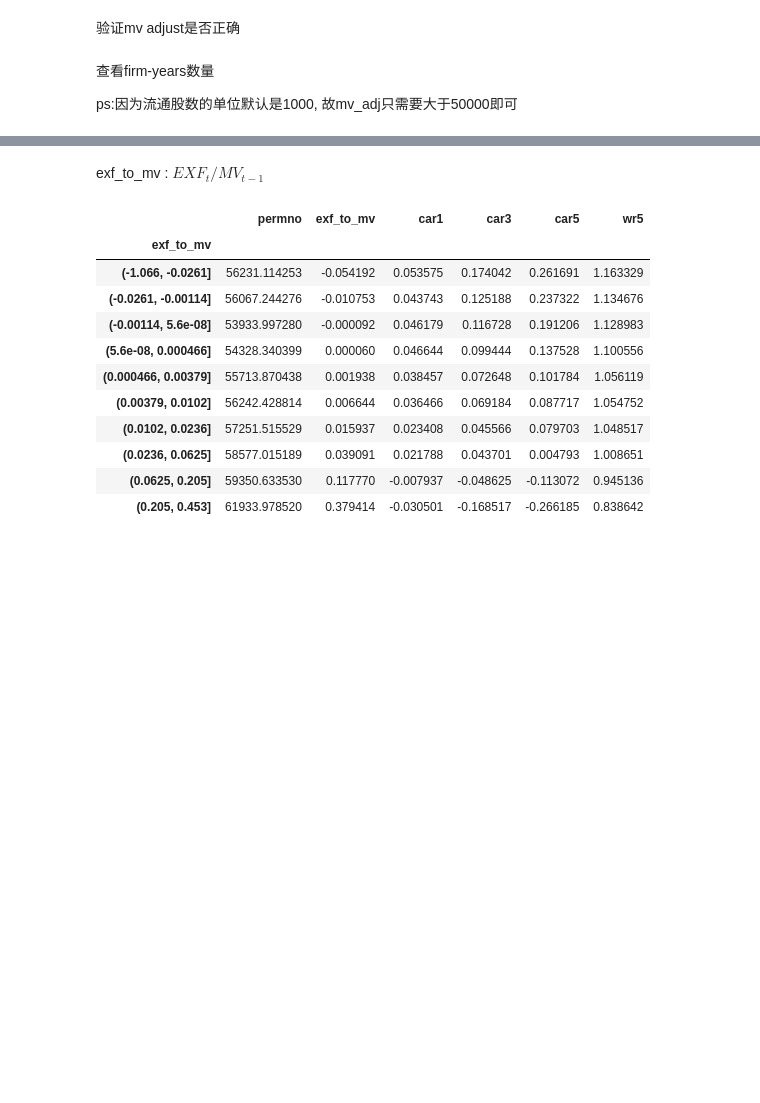
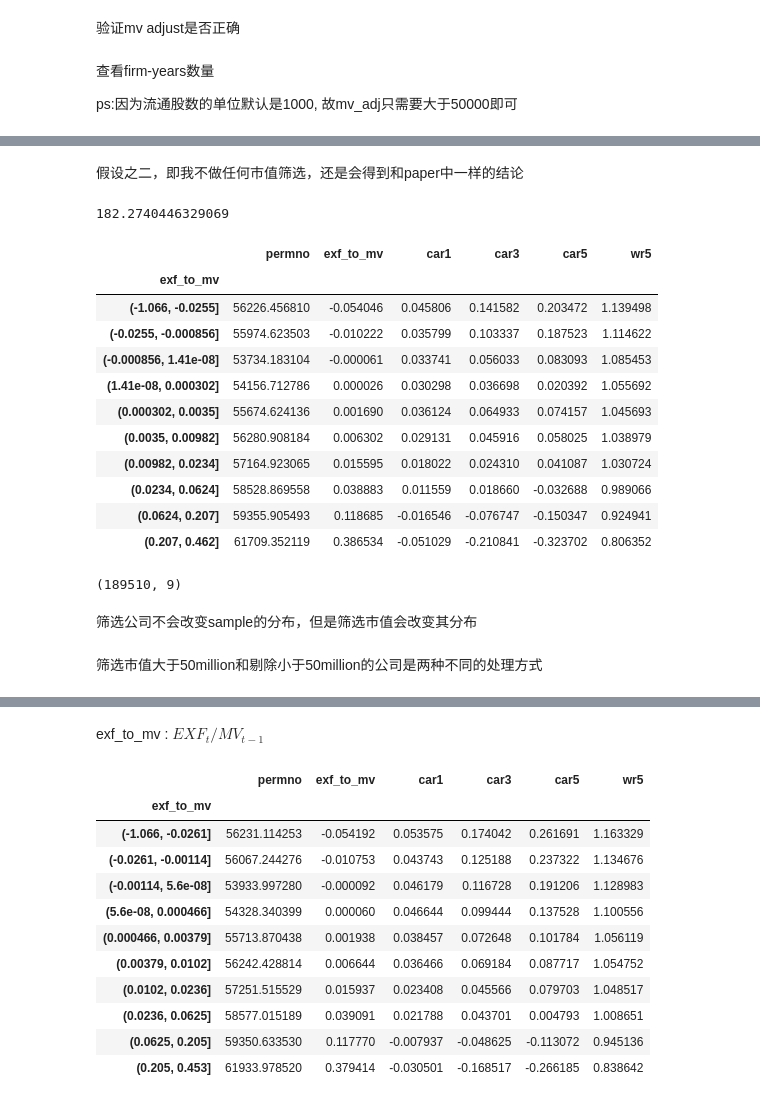
Before and after one commit to dxcv/strategy_research, a Jupyter notebook: wrds/calculate exf car wr 0.036.ipynb, the cells around one changed output, grey strips where cells are left out. Drawn from its saved outputs; the diff is of its cells as text; code cells hidden in the pictures; blank space fills up the shorter version.

```diff
--- a/wrds/calculate exf car wr 0.036.ipynb
+++ b/wrds/calculate exf car wr 0.036.ipynb
@@ -141,5 +143,6 @@ ps:因为流通股数的单位默认是1000, 故mv_adj只需要大于50000即可
 # %%
 # 这里应该是用到08年的值去筛选出permno,即筛选出在08年pre transaction market capitalization大于50million的公司
-crsp_filter = crsp_fa.reset_index().set_index('date')[:'2008']
+# crsp_filter = crsp_fa.reset_index().set_index('date')[:'2008']
+crsp_filter = crsp_fa.set_index('date')[:'2008']
 # %%
 filter_permno = crsp_filter[(crsp_filter.mv_adj.shift(1) * crsp_filter.retx_p1) >= 5e+4].\
@@ -147,2 +150,2 @@ reset_index().permno.unique().tolist()
 # %%
-crsp_fa_filtered = crsp_fa.reset_index().set_index('permno').loc[filter_permno].reset_index()
+crsp_fa_filtered = crsp_fa.set_index('permno').loc[filter_permno].reset_index()
@@ -155,0 +189,45 @@ print(toc-tic)
+# %% [markdown]
+假设之二，即我不做任何市值筛选，还是会得到和paper中一样的结论
+# %%
+crsp_fa_filtered = crsp_fa.copy()
+
+tic = time.perf_counter()
+crsp_fa_filtered = crsp_fa_filtered.set_index('permno').groupby('permno').apply(calc_exf)
+toc = time.perf_counter()
+print(toc-tic)
+
+crsp_fa1 = crsp_fa_filtered.copy()
+crsp_fa1 = crsp_fa1.dropna(subset=['exf_to_mv']) # 只是剔除exf_to_mv中的异常值
+# crsp_fa1 = crsp_fa1.dropna() # 只要有异常值，就全部剔除，两者差距不是很大
+crsp_fa1 = crsp_fa1.reset_index().set_index('date')[:'2008'] # 筛选出到08年的数据
+# crsp_fa1 = crsp_fa1.loc['1973':'2001']
+# 可以自行调整limits大小
+crsp_fa1.exf_to_mv = mstats.winsorize(crsp_fa1.exf_to_mv, limits=[0.05, 0.05]) # 这里也可以调整
+
+per1 = np.linspace(0,1,11).tolist()
+bins = crsp_fa1.describe(percentiles=per1).exf_to_mv.iloc[4:-1].tolist()
+bins = [bins[0]-1] + bins[1:]
+# bins = bins[:-1] + [bins[-1]-1]
+crsp_fa1.groupby(pd.cut(crsp_fa1.exf_to_mv,bins, right=True)).mean().drop(['mv', 'retx_p1', 'exf'], axis=1)
+# %% [output]
+182.2740446329069
+|  | permno | exf_to_mv | car1 | car3 | car5 | wr5 |
+| exf_to_mv |  |  |  |  |  |  |
+| (-1.066, -0.0255] | 56226.456810 | -0.054046 | 0.045806 | 0.141582 | 0.203472 | 1.139498 |
+| (-0.0255, -0.000856] | 55974.623503 | -0.010222 | 0.035799 | 0.103337 | 0.187523 | 1.114622 |
+| (-0.000856, 1.41e-08] | 53734.183104 | -0.000061 | 0.033741 | 0.056033 | 0.083093 | 1.085453 |
+| (1.41e-08, 0.000302] | 54156.712786 | 0.000026 | 0.030298 | 0.036698 | 0.020392 | 1.055692 |
+| (0.000302, 0.0035] | 55674.624136 | 0.001690 | 0.036124 | 0.064933 | 0.074157 | 1.045693 |
+| (0.0035, 0.00982] | 56280.908184 | 0.006302 | 0.029131 | 0.045916 | 0.058025 | 1.038979 |
+| (0.00982, 0.0234] | 57164.923065 | 0.015595 | 0.018022 | 0.024310 | 0.041087 | 1.030724 |
+| (0.0234, 0.0624] | 58528.869558 | 0.038883 | 0.011559 | 0.018660 | -0.032688 | 0.989066 |
+| (0.0624, 0.207] | 59355.905493 | 0.118685 | -0.016546 | -0.076747 | -0.150347 | 0.924941 |
+| (0.207, 0.462] | 61709.352119 | 0.386534 | -0.051029 | -0.210841 | -0.323702 | 0.806352 |
+# %%
+crsp_fa1.shape
+# %% [output]
+(189510, 9)
+# %% [markdown]
+筛选公司不会改变sample的分布，但是筛选市值会改变其分布
+# %% [markdown]
+筛选市值大于50million和剔除小于50million的公司是两种不同的处理方式
```
Also changed, not shown: parts of 10 cells of this notebook.
